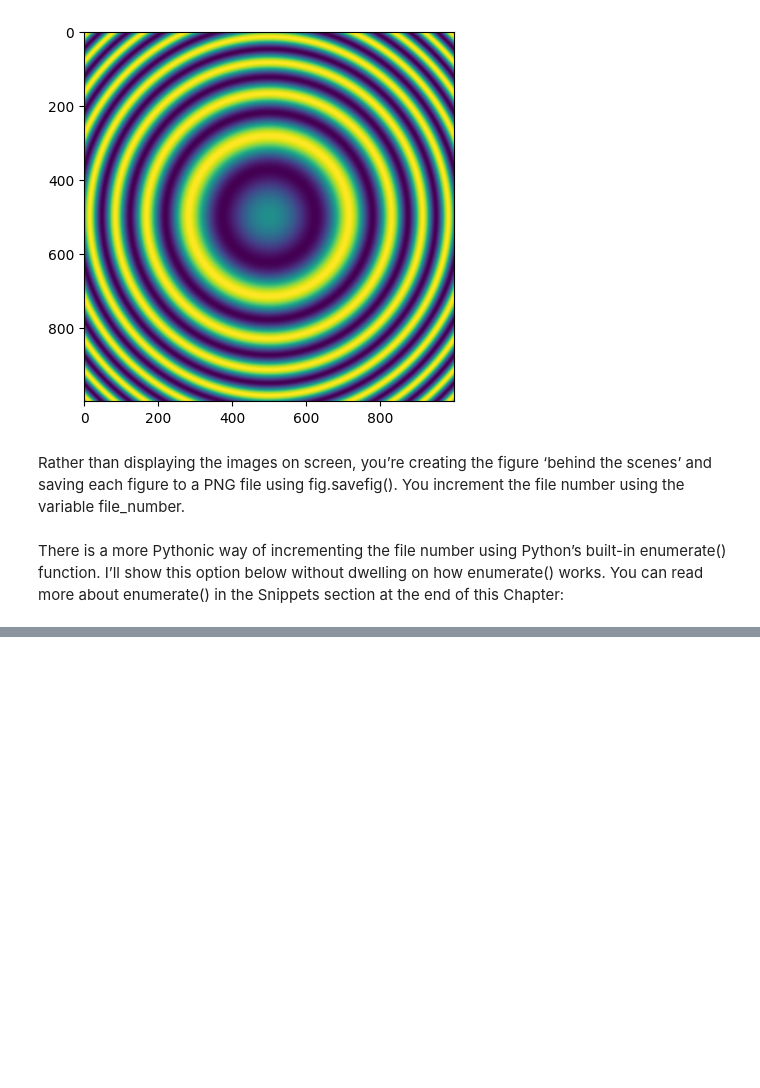
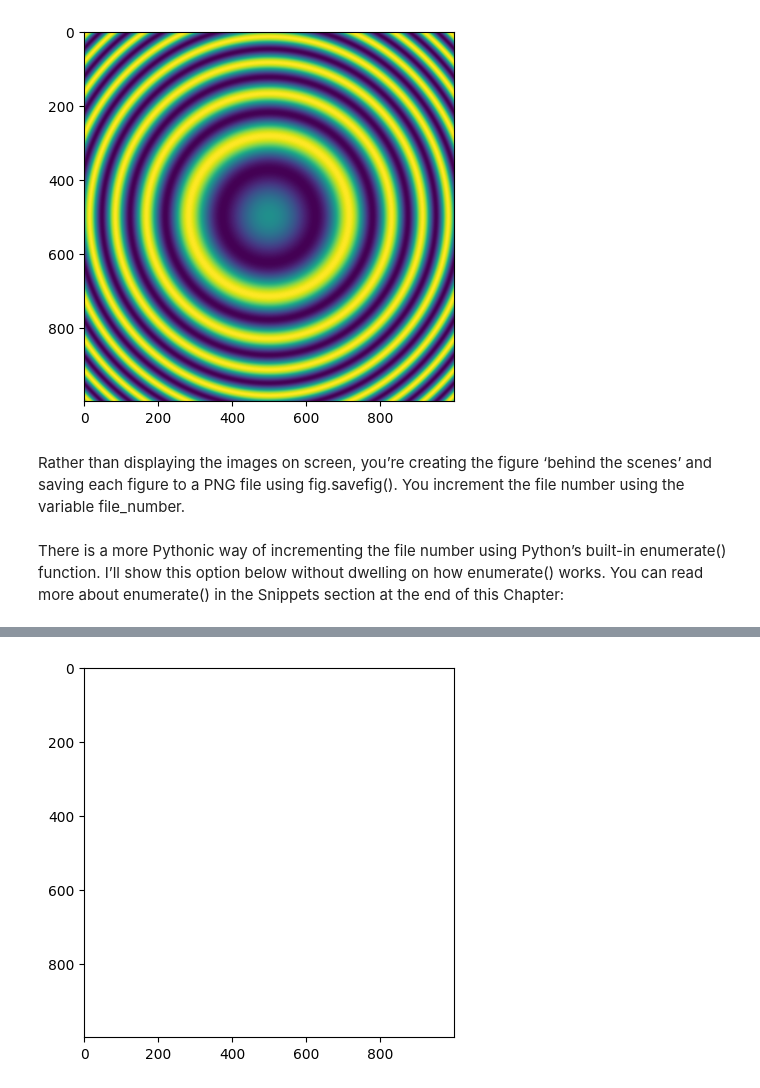
Before and after one commit to EfekanAlpsa/DataScientist-RoadMap, a Jupyter notebook: 3 - Pandas, Data Visualization/Matplotlib/Basics of Data Visualization in Python Using Matplotlib/Basics of Data Visualization in Python Using Matplotlib.ipynb, the cells around one changed output, grey strips where cells are left out. Saved outputs shown, nothing was run; the diff lists cells and outputs as text; code cells hidden in the pictures; blank space fills up the shorter version.

Commit message:
reorganized 17. part of Basic of Data Visualization Python Using Matplotlib

```diff
--- a/3 - Pandas, Data Visualization/Matplotlib/Basics of Data Visualization in Python Using Matplotlib/Basics of Data Visualization in Python Using Matplotlib.ipynb
+++ b/3 - Pandas, Data Visualization/Matplotlib/Basics of Data Visualization in Python Using Matplotlib/Basics of Data Visualization in Python Using Matplotlib.ipynb
@@ -1002,0 +1007,21 @@ for file_number, a in enumerate(np.linspace(-np.pi, np.pi, 50)):
+# %%
+import numpy as np
+import matplotlib.pyplot as plt
+import matplotlib.animation as animation
+
+x = np.linspace(-5, 5, 1000)
+y = np.linspace(-5, 5, 1000)
+
+X, Y = np.meshgrid(x, y)
+fig, ax = plt.subplots()
+
+images = []
+for a in np.linspace(-np.pi, np.pi, 50):
+    Z = np.sin(X ** 2 + Y ** 2 - a)
+    img = ax.imshow(Z)
+    images.append([img])
+
+output = animation.ArtistAnimation(fig, images, interval=50, blit=True)
+plt.show()
+# %% [output]
+[figure, added]
```
Also changed, not shown: parts of 1 cell of this notebook.
